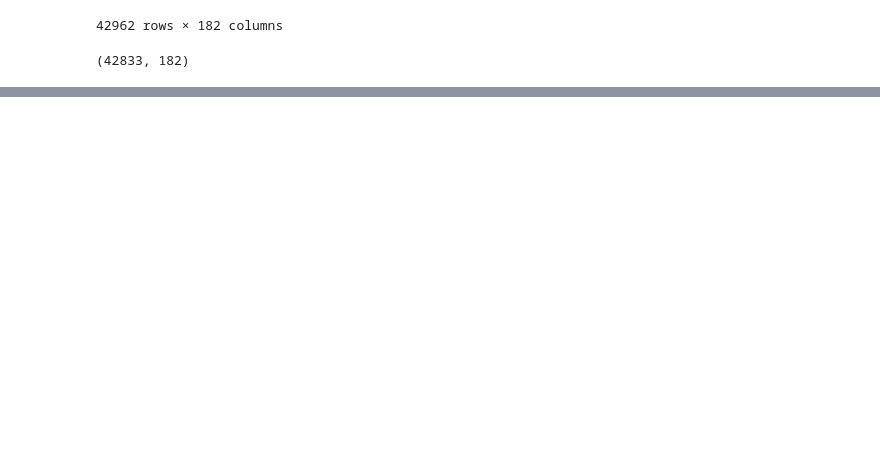
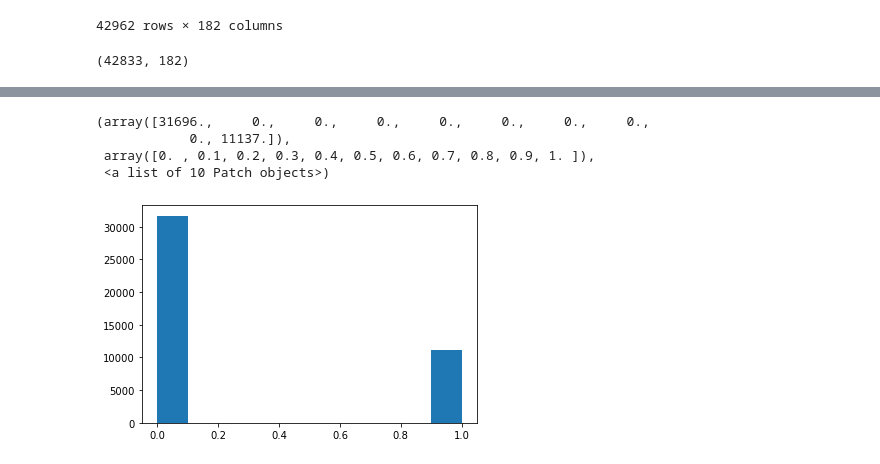
Before and after one commit to itirkaa/Arvato-Customer-Segmentation, a Jupyter notebook: 3_Customer_Aquisition.ipynb, the cells around one changed output, grey strips where cells are left out. Saved outputs shown, nothing was run; the diff lists cells and outputs as text; code cells hidden in the pictures; blank space fills up the shorter version.

```diff
--- a/3_Customer_Aquisition.ipynb
+++ b/3_Customer_Aquisition.ipynb
@@ -94,0 +249,11 @@ test_.to_pickle(os.path.join(data_dir, 'test_mailout.pkl'))
+# %%
+clf = lgb.LGBMClassifier(
+    application='binary', boosting_type='gbdt', class_weight=None,
+    colsample_bytree=1.0, importance_type='split',
+    learning_rate=0.1, max_bin=100, max_depth=3,
+    metric='auc', min_child_samples=0, min_child_weight=0.001,
+    min_data_in_leaf=20, min_split_gain=0.0, n_estimators=20,
+    n_jobs=-1, num_leaves=225, objective=None, random_state=None,
+    reg_alpha=1e-09,
+    scale_pos_weight=60, silent=True, subsample=1.0,
+    subsample_for_bin=200000, subsample_freq=0, verbose=0)
@@ -94,0 +270,2 @@ test_.to_pickle(os.path.join(data_dir, 'test_mailout.pkl'))
+# %%
+clf.fit(train, labels)
@@ -94,0 +288,2 @@ test_.to_pickle(os.path.join(data_dir, 'test_mailout.pkl'))
+# %%
+test = preprocess(test)
@@ -94,0 +316,10 @@ test_.to_pickle(os.path.join(data_dir, 'test_mailout.pkl'))
+# %%
+pred = clf.predict(test.drop('LNR', axis=1))
+# %%
+plt.hist(pred)
+# %% [output]
+(array([31696.,     0.,     0.,     0.,     0.,     0.,     0.,     0.,
+            0., 11137.]),
+ array([0. , 0.1, 0.2, 0.3, 0.4, 0.5, 0.6, 0.7, 0.8, 0.9, 1. ]),
+ <a list of 10 Patch objects>)
+[figure, added]
```
Also changed, not shown: parts of 47 cells of this notebook.
